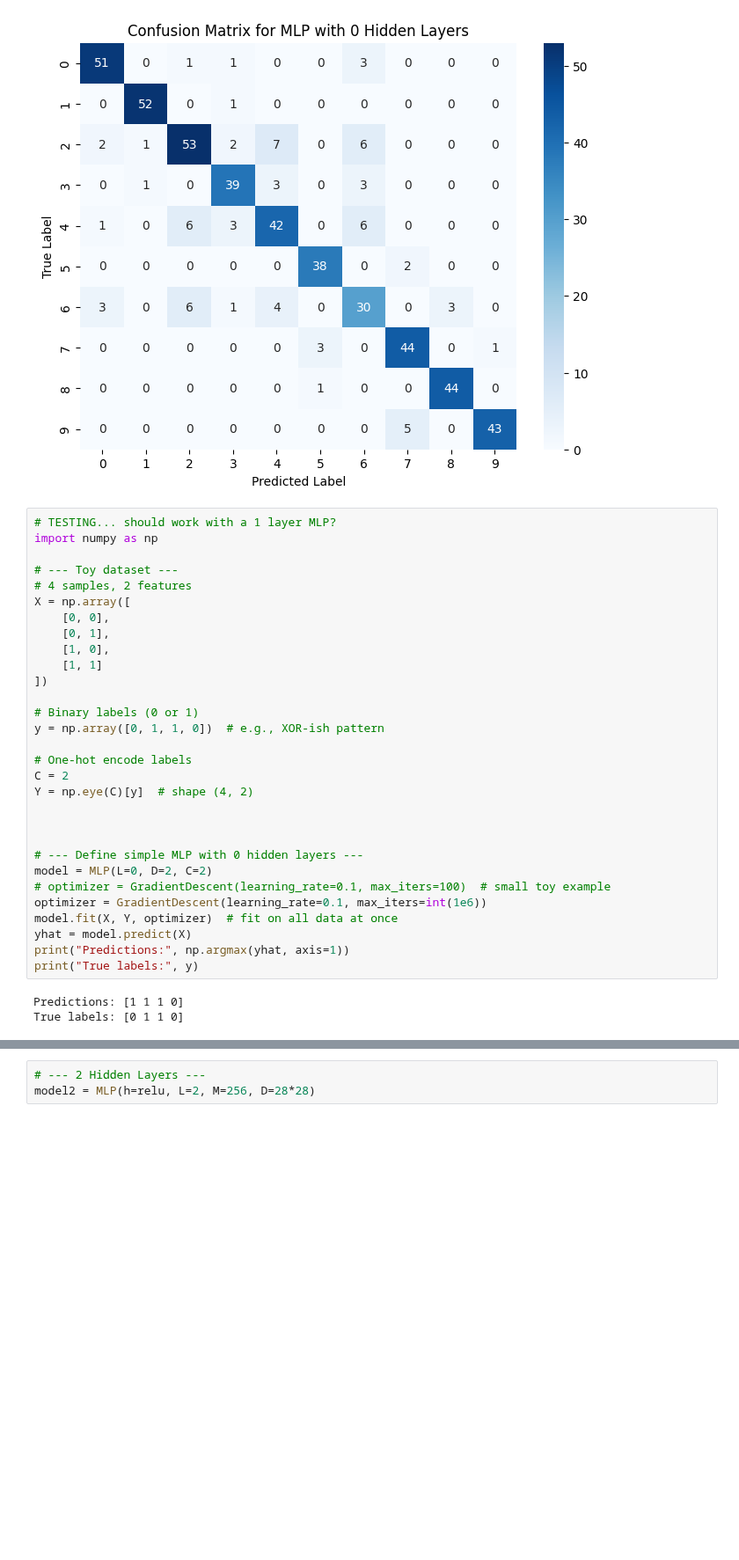
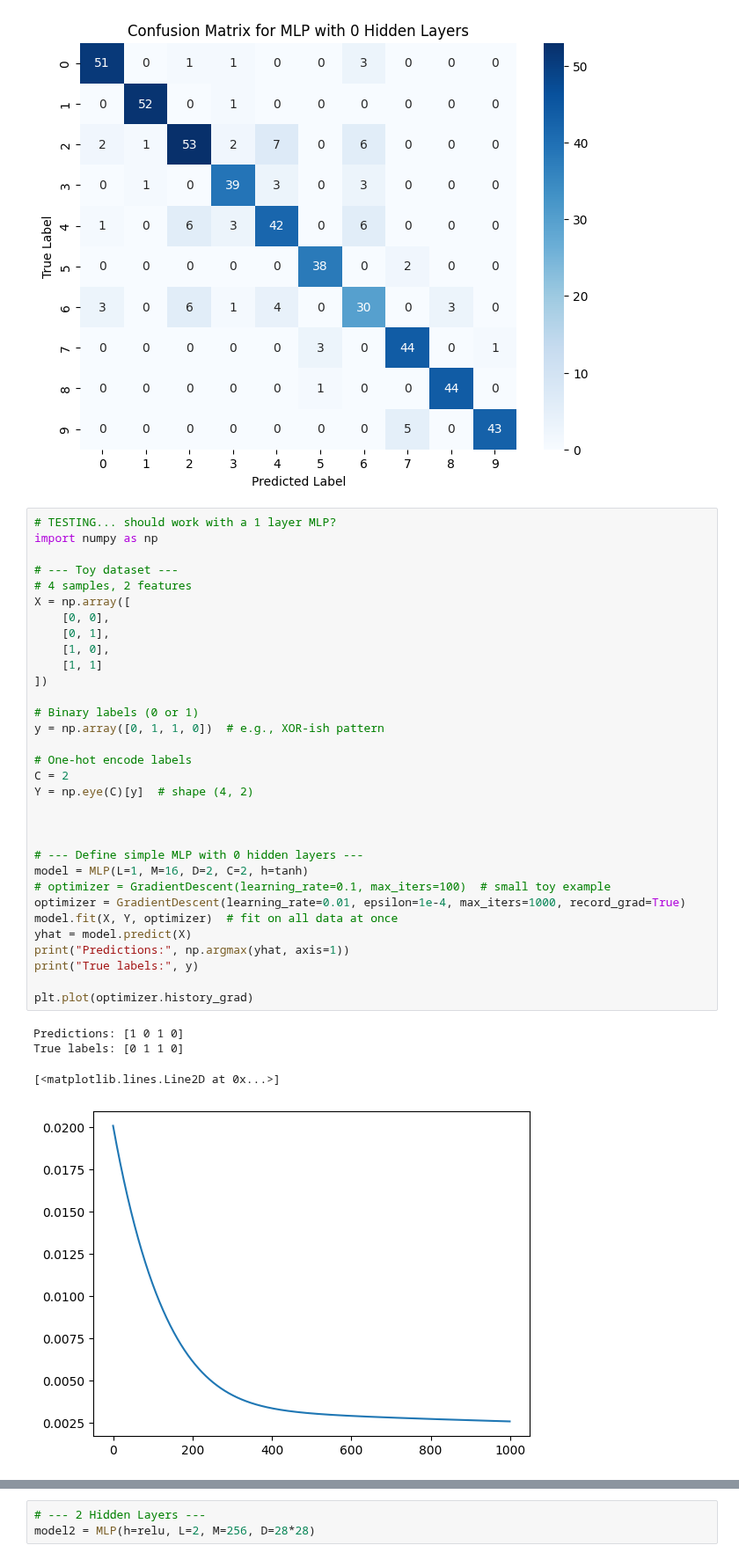
Before and after one commit to audrey352/COMP551, a Jupyter notebook: Assignment3/A3_notebook.ipynb, the cells around one changed output, grey strips where cells are left out. Shown at 88% size. Drawn from its saved outputs; the diff is of its cells as text; blank space fills up the shorter version.

```diff
--- a/Assignment3/A3_notebook.ipynb
+++ b/Assignment3/A3_notebook.ipynb
@@ -487,36 +461,40 @@ Accuracy on test set: 0.8515625
 # %%
 # TESTING... should work with a 1 layer MLP?
 import numpy as np
 
 # --- Toy dataset ---
 # 4 samples, 2 features
 X = np.array([
     [0, 0],
     [0, 1],
     [1, 0],
     [1, 1]
 ])
 
 # Binary labels (0 or 1)
 y = np.array([0, 1, 1, 0])  # e.g., XOR-ish pattern
 
 # One-hot encode labels
 C = 2
 Y = np.eye(C)[y]  # shape (4, 2)
 
 
 
 # --- Define simple MLP with 0 hidden layers ---
-model = MLP(L=0, D=2, C=2)
+model = MLP(L=1, M=16, D=2, C=2, h=tanh)
 # optimizer = GradientDescent(learning_rate=0.1, max_iters=100)  # small toy example
-optimizer = GradientDescent(learning_rate=0.1, max_iters=int(1e6))
+optimizer = GradientDescent(learning_rate=0.01, epsilon=1e-4, max_iters=1000, record_grad=True)
 model.fit(X, Y, optimizer)  # fit on all data at once
 yhat = model.predict(X)
 print("Predictions:", np.argmax(yhat, axis=1))
 print("True labels:", y)
+
+plt.plot(optimizer.history_grad)
 # %% [output]
-Predictions: [1 1 1 0]
+Predictions: [1 0 1 0]
 True labels: [0 1 1 0]
+[<matplotlib.lines.Line2D at 0x...>]
+[figure, added]
 # %%
 # --- 1 Hidden Layer ---
 model1 = MLP(h=relu, L=1, M=256, D=28*28)
```
Also changed, not shown: parts of 5 cells of this notebook.
